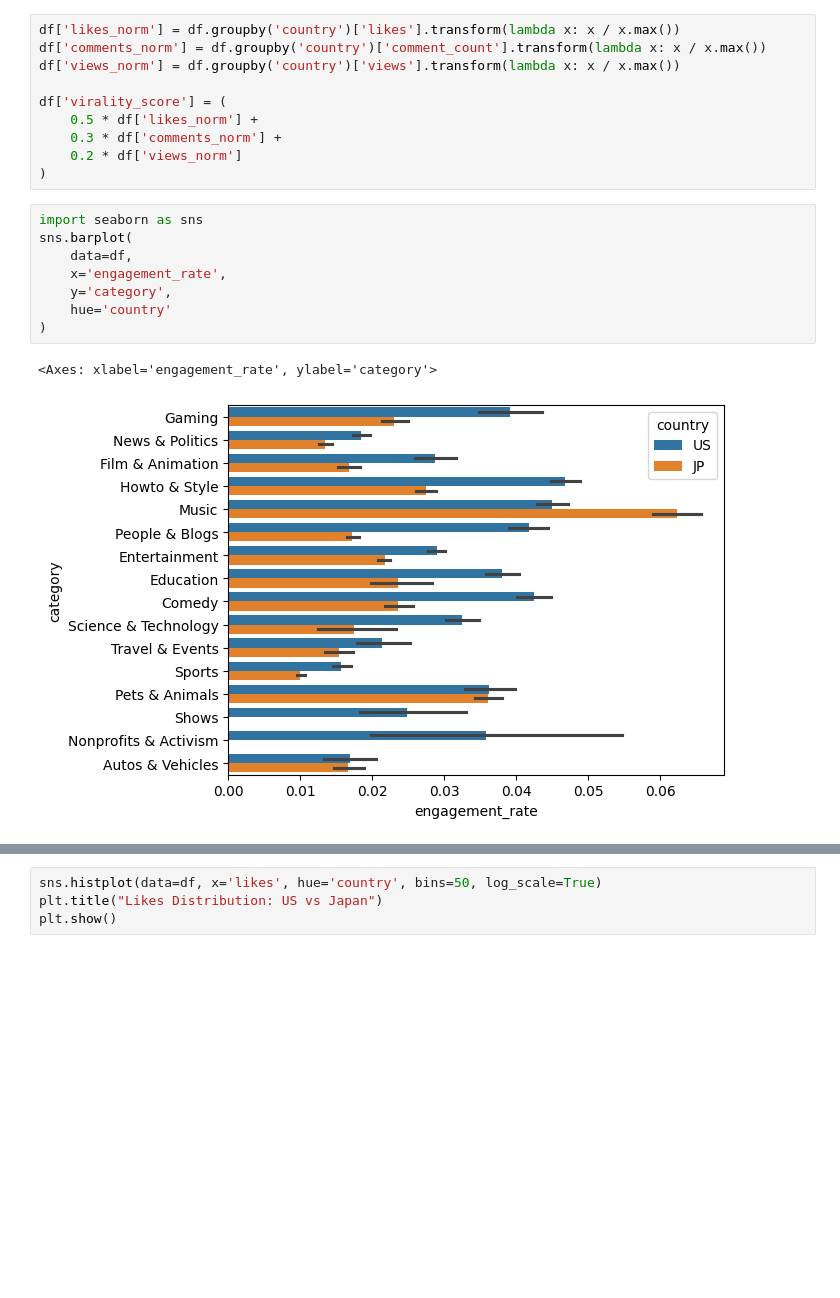
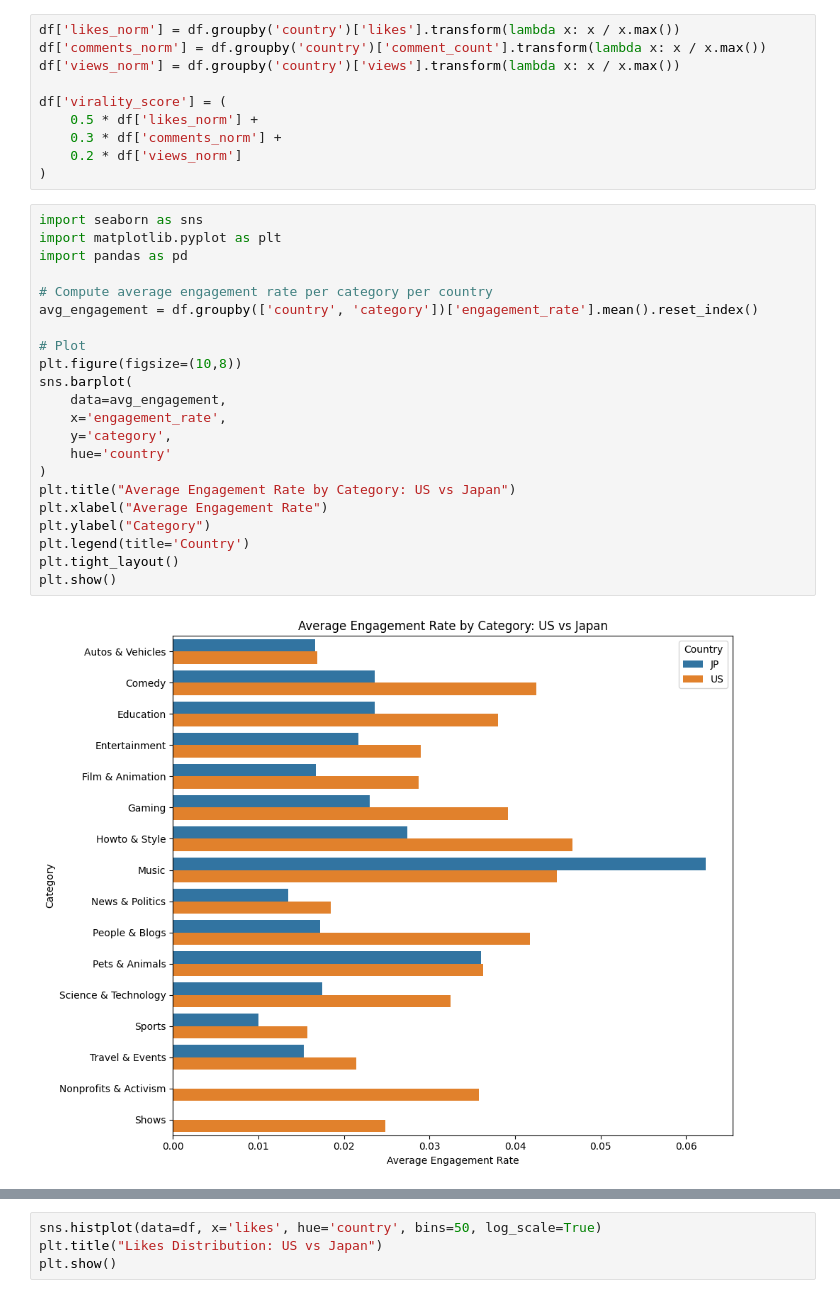
Before and after one commit to alvinacchow/youtube-analytics, a Jupyter notebook: notebooks/analysis.ipynb, the cells around one changed output, grey strips where cells are left out. Saved outputs shown, nothing was run; the diff lists cells and outputs as text; blank space fills up the shorter version.

```diff
--- a/notebooks/analysis.ipynb
+++ b/notebooks/analysis.ipynb
@@ -44,13 +44,26 @@ df['virality_score'] = (
 )
 # %%
 import seaborn as sns
+import matplotlib.pyplot as plt
+import pandas as pd
+
+# Compute average engagement rate per category per country
+avg_engagement = df.groupby(['country', 'category'])['engagement_rate'].mean().reset_index()
+
+# Plot
+plt.figure(figsize=(10,8))
 sns.barplot(
-    data=df,
+    data=avg_engagement,
     x='engagement_rate',
     y='category',
     hue='country'
 )
+plt.title("Average Engagement Rate by Category: US vs Japan")
+plt.xlabel("Average Engagement Rate")
+plt.ylabel("Category")
+plt.legend(title='Country')
+plt.tight_layout()
+plt.show()
 # %% [output]
-<Axes: xlabel='engagement_rate', ylabel='category'>
-[figure, old version]
+[figure, new version]
 # %%
```
Also changed, not shown: parts of 1 cell of this notebook.
